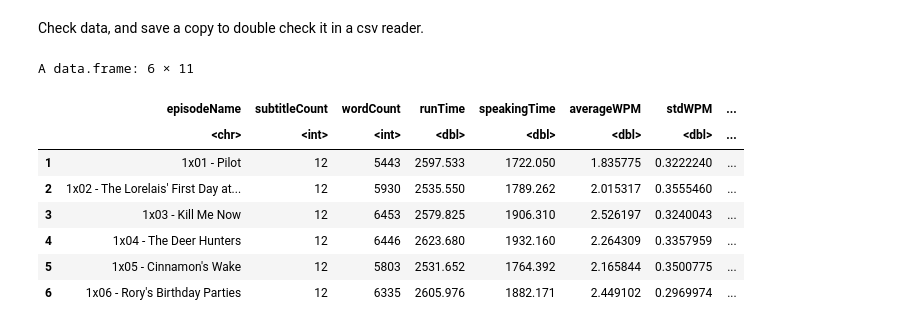
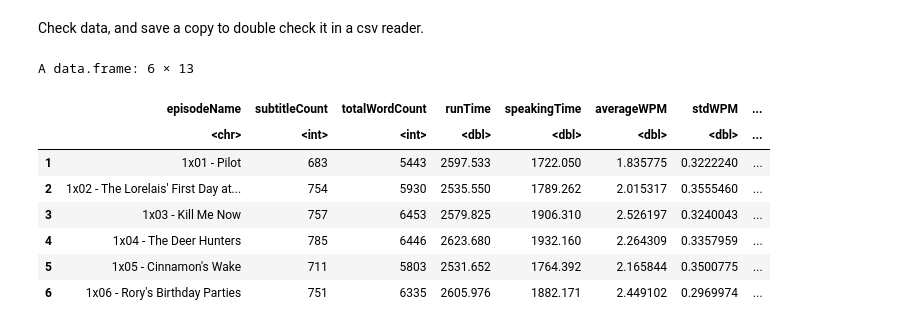
Before and after one commit to JaimeNufio/Chattiness, a Jupyter notebook: analysis.ipynb, the cells around one changed output. Cells and saved outputs as stored; diff of their text form; code cells hidden in the pictures.

```diff
--- a/analysis.ipynb
+++ b/analysis.ipynb
@@ -20,17 +20,24 @@ Create Meta-table to aggregate data from all the episodes
 # %%
 meta <- data.frame(
     episodeName=character(),
+    fullSubtitles=character(),
     subtitleCount=numeric(),
     wordCount=numeric(),
     runTime=numeric(),
     speakingTime=numeric(),
+
     averageWPM=numeric(),
     stdWPM=numeric(),
+
     averageSubtitleLength=numeric(),
     stdSubtitleLength=numeric(),
-    fullSubtitles=character(),
+
     averageSubtitleWPM = numeric(),
     stdSubtitleWPM = numeric(),
+
+    averageduration = numeric(),
+    stdDuration = numeric(),
+
     stringsAsFactors = FALSE
 )
 # %% [markdown]
@@ -69,30 +76,35 @@ readFileByIndex <- function(i){
         # mutate(deepCleanWords = sapply(deepCleanWords, textstem::lemmatize_strings))
 
         mutate(minute = (1+floor(end / 60))) %>%
-        mutate(subtitleLength = end-start) %>%
-        mutate(subtitleWPM = wordCount/subtitleLength) %>% # All words / total time
-        mutate(cumTimeSpeaking = cumsum(subtitleLength)) %>%
-        mutate(rollingWPM = rollmean(cumWordCount/end,k=10,fill=0))
+        mutate(duration = end-start) %>%
+        mutate(subtitleWPM = wordCount/duration) %>% # All words / total time
+        mutate(cumTimeSpeaking = cumsum(duration)) %>%
+        mutate(rollingWPM = rollmean(cumWordCount/end,k=5,fill=0))
         # mutate(rollingWPMSpeaking = rollmean(cumWordCount/cumTimeSpeaking,k=10,fill=0)) # All words / time talking
-
-    write.csv(df,paste('episode_analysis/',episodeCode,' - ',title,collapse=""))
-
 
     # assemble row for Meta table
     temp <- data.frame(
         episodeName     = paste(episodeCode,' - ',title,collapse = ""),
-        subtitleCount   = length(df),
+        subtitleCount   = nrow(df),
         fullSubtitles   = paste(df$subtitle,collapse = ' '),
-        wordCount       = sum(sapply(strsplit(paste(df$subtitle),"\\s+"), length)),
+        totalWordCount   = sum(sapply(strsplit(paste(df$subtitle),"\\s+"), length)),
         runTime         = df$end[length(df$end)],
         speakingTime    = df$cumTimeSpeaking[length(df$cumTimeSpeaking)],
+
         averageWPM      = mean(df$rollingWPM, na.rm = TRUE),
         stdWPM          = sd(df$rollingWPM, na.rm = TRUE),
-        averageSubtitleLength = mean(sapply(strsplit(paste(df$subtitle),"\\s+"), length)),
-        stdSubtitleLength = sd(sapply(strsplit(paste(df$subtitle),"\\s+"), length)),
-        averageSubtitleWPM = mean(df$subtitleWPM),
-        stdSubtitleWPM = sd(df$subtitleWPM)
+
+        averageSubtitleLength = mean(df$wordCount, na.rm = TRUE),
+        stdSubtitleLength = sd(df$wordCount, na.rm = TRUE),
+
+        averageSubtitleWPM = mean(df$subtitleWPM, na.rm = TRUE),
+        stdSubtitleWPM  = sd(df$subtitleWPM, na.rm = TRUE),
+
+        averageDuration = mean(df$duration, na.rm = TRUE),
+        stdDuration     = mean(df$duration, na.rm = TRUE)
     )
+
+    write.csv(df,paste('episode_analysis/',episodeCode,' - ',title,collapse=""))
 
     meta <<- rbind(meta,temp)
 
@@ -103,22 +115,25 @@ readFileByIndex <- function(i){
 Check data, and save a copy to double check it in a csv reader.
 # %%
 for (i in 1:length(filenames)){
-    readFileByIndex(i)
+    testdf <- readFileByIndex(i)
+    # if (i %% 10){
+    #     print(tail(testdf,1))
+    # }
 }
 
 metaSkipSubs <- meta[,!(names(meta) %in% "fullSubtitles")]
 head(metaSkipSubs)
 
 write.csv(meta,paste('meta.csv',collapse=""))
 # %% [output]
-A data.frame: 6 × 11
+A data.frame: 6 × 13
-|  | episodeName | subtitleCount | wordCount | runTime | speakingTime | averageWPM | stdWPM | ... |
+|  | episodeName | subtitleCount | totalWordCount | runTime | speakingTime | averageWPM | stdWPM | ... |
 |  | <chr> | <int> | <int> | <dbl> | <dbl> | <dbl> | <dbl> | ... |
-| 1 | 1x01 - Pilot | 12 | 5443 | 2597.533 | 1722.050 | 1.835775 | 0.3222240 | ... |
-| 2 | 1x02 - The Lorelais' First Day at... | 12 | 5930 | 2535.550 | 1789.262 | 2.015317 | 0.3555460 | ... |
-| 3 | 1x03 - Kill Me Now | 12 | 6453 | 2579.825 | 1906.310 | 2.526197 | 0.3240043 | ... |
-| 4 | 1x04 - The Deer Hunters | 12 | 6446 | 2623.680 | 1932.160 | 2.264309 | 0.3357959 | ... |
-| 5 | 1x05 - Cinnamon's Wake | 12 | 5803 | 2531.652 | 1764.392 | 2.165844 | 0.3500775 | ... |
-| 6 | 1x06 - Rory's Birthday Parties | 12 | 6335 | 2605.976 | 1882.171 | 2.449102 | 0.2969974 | ... |
+| 1 | 1x01 - Pilot | 683 | 5443 | 2597.533 | 1722.050 | 1.835775 | 0.3222240 | ... |
+| 2 | 1x02 - The Lorelais' First Day at... | 754 | 5930 | 2535.550 | 1789.262 | 2.015317 | 0.3555460 | ... |
+| 3 | 1x03 - Kill Me Now | 757 | 6453 | 2579.825 | 1906.310 | 2.526197 | 0.3240043 | ... |
+| 4 | 1x04 - The Deer Hunters | 785 | 6446 | 2623.680 | 1932.160 | 2.264309 | 0.3357959 | ... |
+| 5 | 1x05 - Cinnamon's Wake | 711 | 5803 | 2531.652 | 1764.392 | 2.165844 | 0.3500775 | ... |
+| 6 | 1x06 - Rory's Birthday Parties | 751 | 6335 | 2605.976 | 1882.171 | 2.449102 | 0.2969974 | ... |
 # %%
 # paste(testdf$cleanWords,collapse = " ")
```
Also changed, not shown: parts of 2 cells of this notebook.
